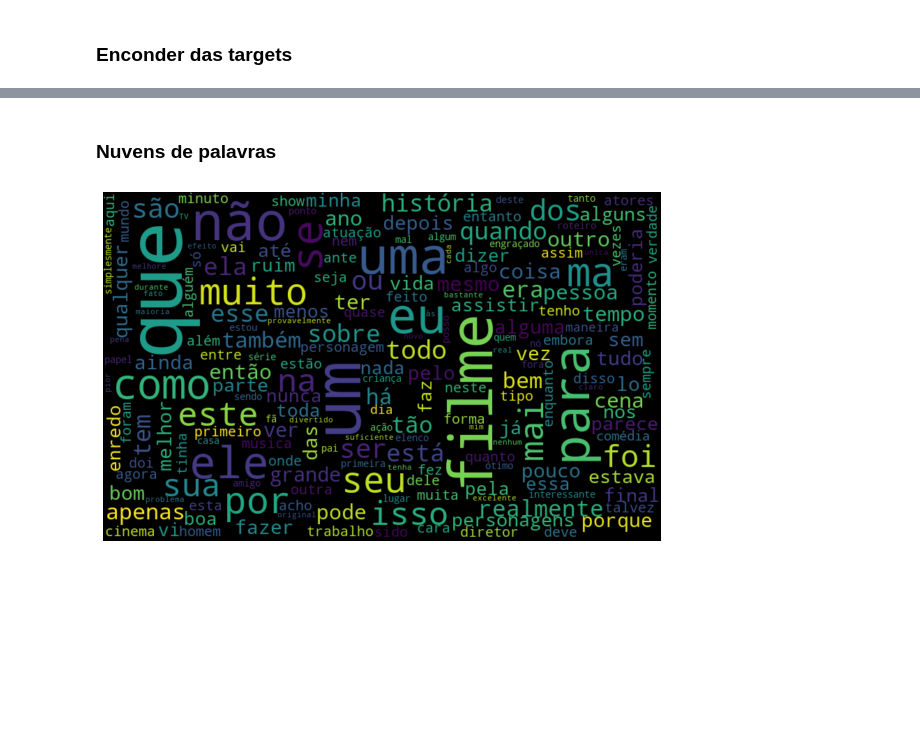
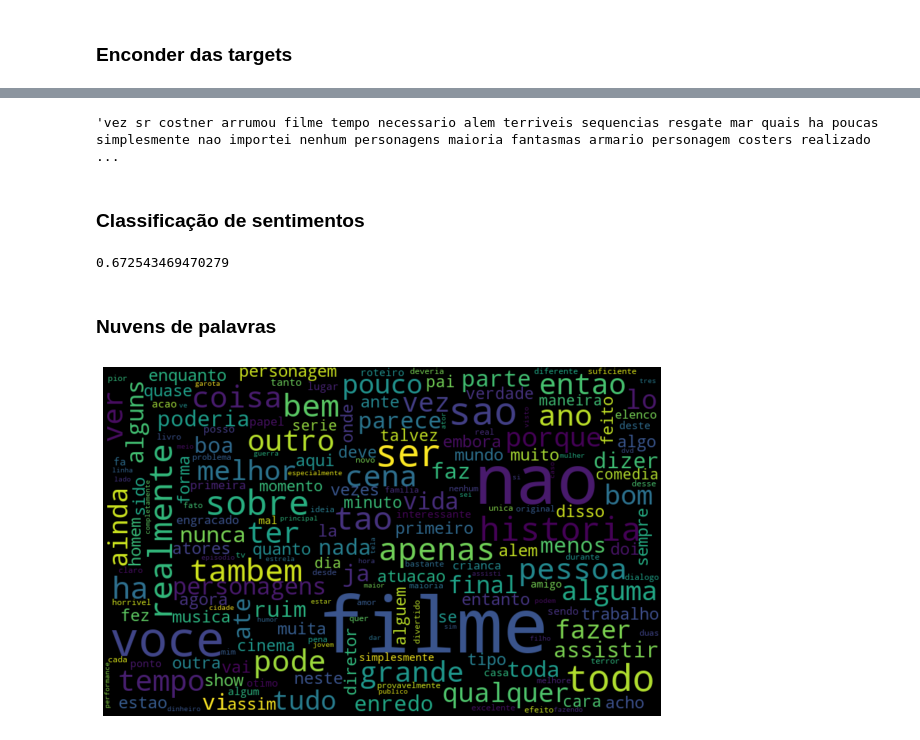
Before and after one commit to LilianeAquino/notebooks_cursos_alura, a Jupyter notebook: NLP/Parte 1/nlp_alura.ipynb, the cells around one changed output, grey strips where cells are left out. Drawn from its saved outputs; the diff is of its cells as text; code cells hidden in the pictures; blank space fills up the shorter version.

```diff
--- a/NLP/Parte 1/nlp_alura.ipynb
+++ b/NLP/Parte 1/nlp_alura.ipynb
@@ -7,3 +7,11 @@ from google.colab import drive
 drive.mount('/content/drive')
 # %% [output]
 Drive already mounted at /content/drive; to attempt to forcibly remount, call drive.mount("/content/drive", force_remount=True).
+# %%
+import nltk
+nltk.download('stopwords')
+nltk.download('punkt')
+
+from nltk import tokenize
+from nltk.corpus import stopwords
+STOP_WORDS = stopwords.words('portuguese')
@@ -101,19 +150,17 @@ print(classificar_texto(resenha, 'text_pt', 'classificacao'))
+# %%
+resenha['text_pt'] = resenha['text_pt'].apply(cleaning)
+resenha['text_pt'][0]
+# %% [output]
+'vez sr costner arrumou filme tempo necessario alem terriveis sequencias resgate mar quais ha poucas simplesmente nao importei nenhum personagens maioria fantasmas armario personagem costers realizado ...
+# %% [markdown]
+### Classificação de sentimentos
+# %%
+print(classificar_texto(resenha, 'text_pt', 'classificacao', LogisticRegression(solver='lbfgs')))
+# %% [output]
+0.672543469470279
 # %% [markdown]
 ### Nuvens de palavras
-# %%
-from wordcloud import WordCloud, STOPWORDS, ImageColorGenerator
-stopwords = set(STOPWORDS)
-stopwords.update(['da', 'meu', 'em', 'você', 'de', 'ao', 'os'])
-
-todas_as_palavras = ' '.join([texto for texto in resenha['text_pt']])
-nuvem_de_palavras = WordCloud(stopwords=stopwords,
-                              background_color='black',
-                              width=800,
-                              height=500, max_font_size=110, collocations=False).generate(todas_as_palavras)
-
-plt.figure(figsize=(10, 7))
-plt.imshow(nuvem_de_palavras, interpolation='bilinear')
-plt.axis('off')
-plt.show()
-# %% [output]
-[figure, removed]
+# %%
+plot_word_cloud(resenha, 'text_pt')
+# %% [output]
+[figure, added]
```
Also changed, not shown: parts of 14 cells of this notebook.
